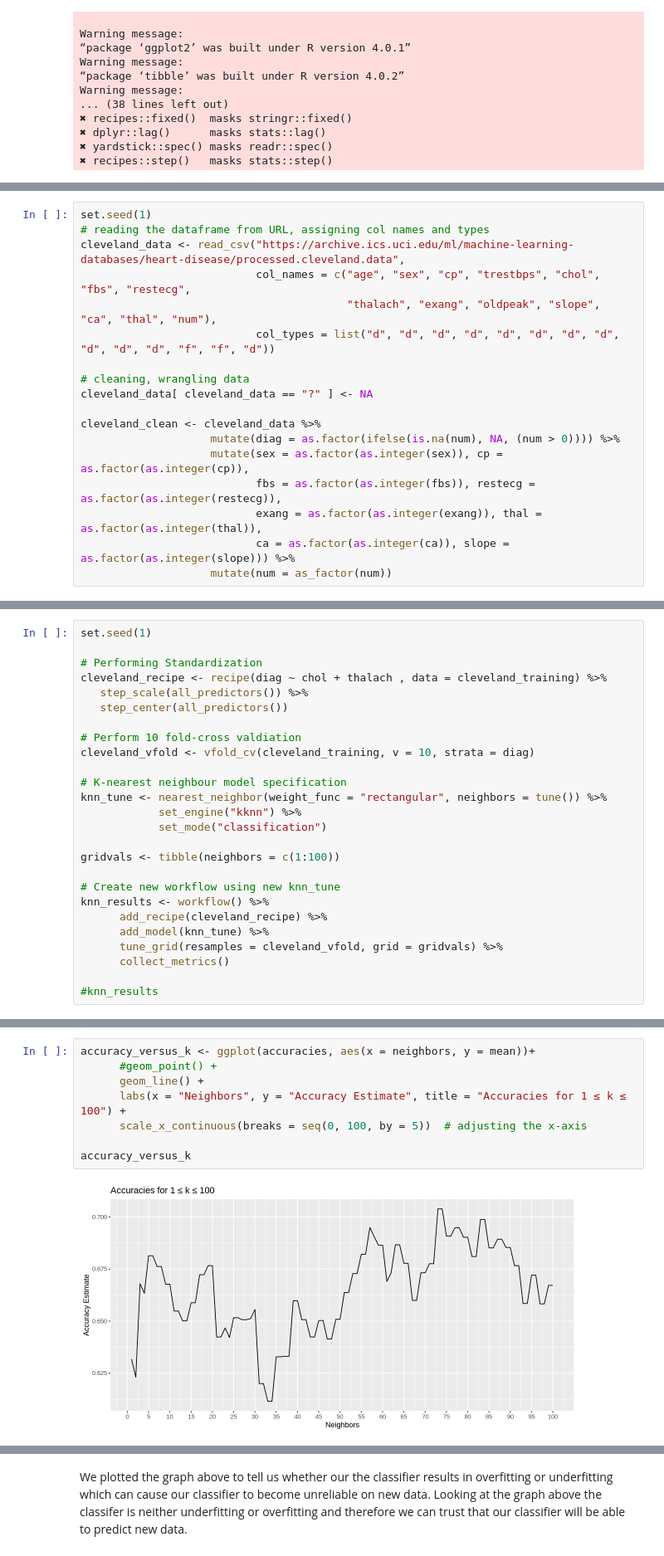
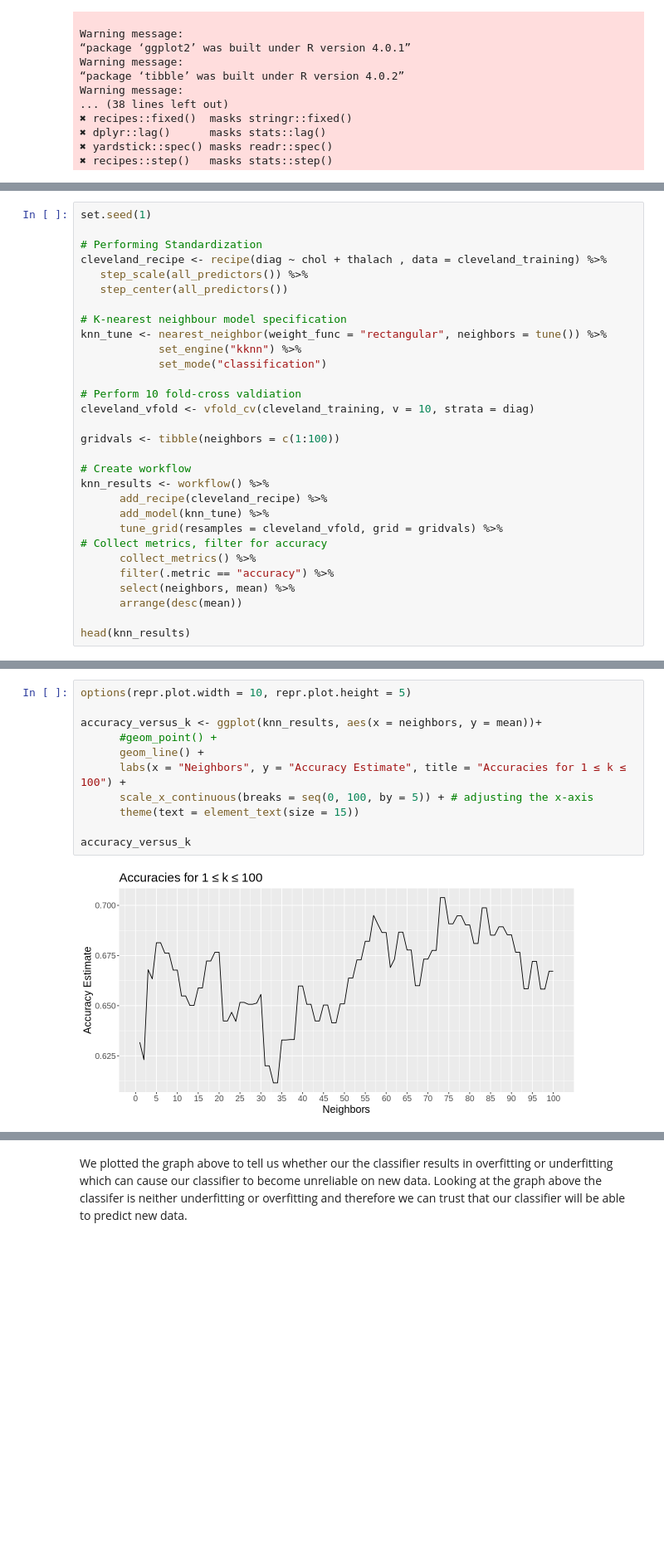
Before and after one commit to Agamchawla/group-29-project, a Jupyter notebook: group_29_project_report.ipynb, the cells around one changed output, grey strips where cells are left out. Shown at 83% size. Drawn from its saved outputs; the diff is of its cells as text; blank space fills up the shorter version.

```diff
--- a/group_29_project_report.ipynb
+++ b/group_29_project_report.ipynb
@@ -70,18 +152,0 @@ We used initial_split() to split our dataframe into 75% training and 25% testing
-# %%
-set.seed(1)
-# reading the dataframe from URL, assigning col names and types
-cleveland_data <- read_csv("https://archive.ics.uci.edu/ml/machine-learning-databases/heart-disease/processed.cleveland.data",
-                           col_names = c("age", "sex", "cp", "trestbps", "chol", "fbs", "restecg",
-                                         "thalach", "exang", "oldpeak", "slope", "ca", "thal", "num"),
-                           col_types = list("d", "d", "d", "d", "d", "d", "d", "d", "d", "d", "d", "f", "f", "d"))
-
-# cleaning, wrangling data
-cleveland_data[ cleveland_data == "?" ] <- NA
-
-cleveland_clean <- cleveland_data %>%
-                    mutate(diag = as.factor(ifelse(is.na(num), NA, (num > 0)))) %>%
-                    mutate(sex = as.factor(as.integer(sex)), cp = as.factor(as.integer(cp)),
-                           fbs = as.factor(as.integer(fbs)), restecg = as.factor(as.integer(restecg)),
-                           exang = as.factor(as.integer(exang)), thal = as.factor(as.integer(thal)),
-                           ca = as.factor(as.integer(ca)), slope = as.factor(as.integer(slope))) %>%
-                    mutate(num = as_factor(num))
@@ -190,21 +272,25 @@ cleveland_recipe <- recipe(diag ~ chol + thalach , data = cleveland_training) %>
    step_scale(all_predictors()) %>%
    step_center(all_predictors())
 
-# Perform 10 fold-cross valdiation
-cleveland_vfold <- vfold_cv(cleveland_training, v = 10, strata = diag)
-
 # K-nearest neighbour model specification
 knn_tune <- nearest_neighbor(weight_func = "rectangular", neighbors = tune()) %>%
             set_engine("kknn") %>%
             set_mode("classification")
 
+# Perform 10 fold-cross valdiation
+cleveland_vfold <- vfold_cv(cleveland_training, v = 10, strata = diag)
+
 gridvals <- tibble(neighbors = c(1:100))
 
-# Create new workflow using new knn_tune
+# Create workflow
 knn_results <- workflow() %>%
       add_recipe(cleveland_recipe) %>%
       add_model(knn_tune) %>%
       tune_grid(resamples = cleveland_vfold, grid = gridvals) %>%
-      collect_metrics()
+# Collect metrics, filter for accuracy
+      collect_metrics() %>%
+      filter(.metric == "accuracy") %>%
+      select(neighbors, mean) %>%
+      arrange(desc(mean))
 
-#knn_results
+head(knn_results)
@@ -235,10 +314,13 @@ The plot above shows the first 6 k-nearest neighbour values that will provide th
 # %%
-accuracy_versus_k <- ggplot(accuracies, aes(x = neighbors, y = mean))+
+options(repr.plot.width = 10, repr.plot.height = 5)
+
+accuracy_versus_k <- ggplot(knn_results, aes(x = neighbors, y = mean))+
       #geom_point() +
       geom_line() +
       labs(x = "Neighbors", y = "Accuracy Estimate", title = "Accuracies for 1 ≤ k ≤ 100") +
-      scale_x_continuous(breaks = seq(0, 100, by = 5))  # adjusting the x-axis
+      scale_x_continuous(breaks = seq(0, 100, by = 5)) + # adjusting the x-axis
+      theme(text = element_text(size = 15))
 
 accuracy_versus_k
 # %% [output]
-[figure, old version]
+[figure, new version]
```
Also changed, not shown: parts of 46 cells of this notebook.
